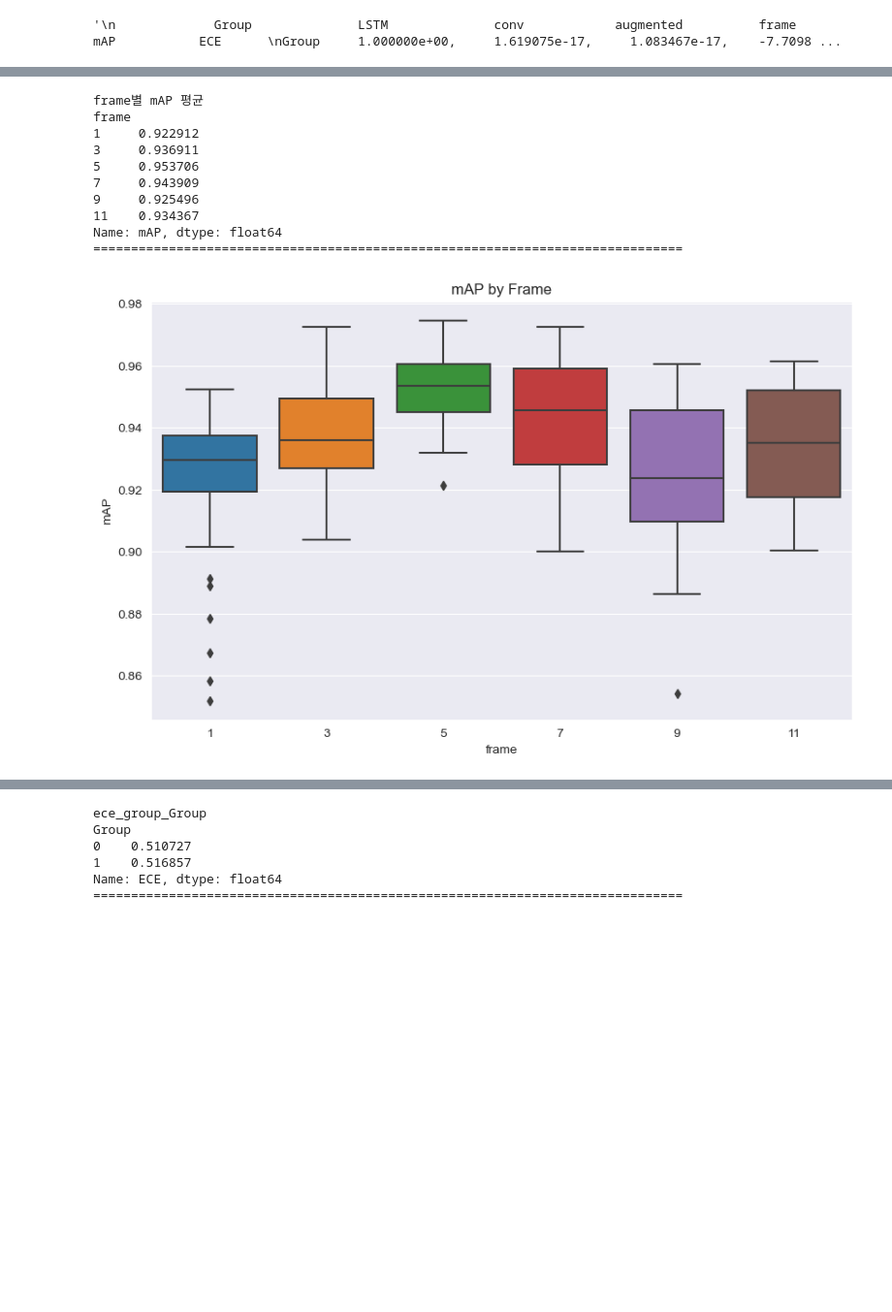
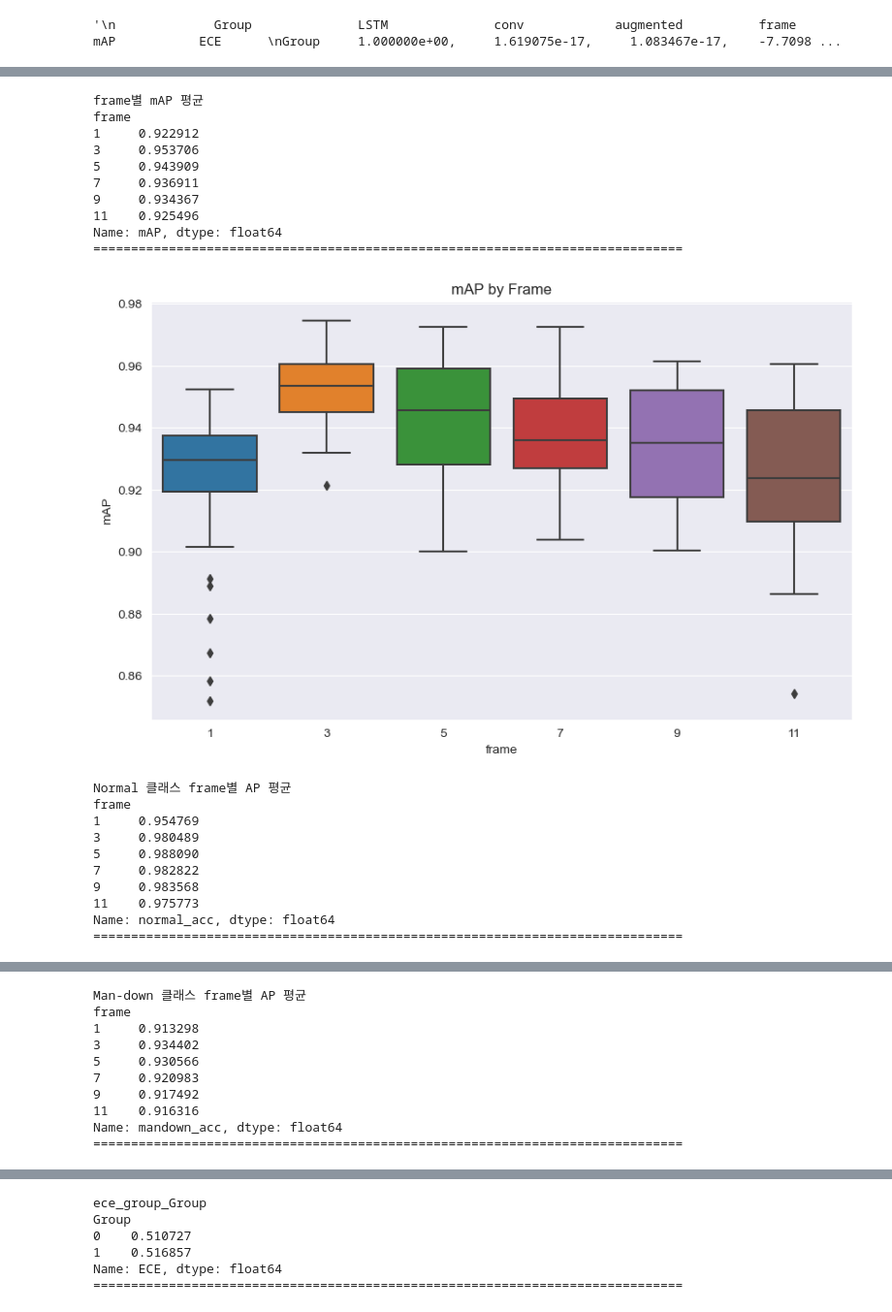
Before and after one commit to HMCHON/hfprND, a Jupyter notebook: Analysis.ipynb, the cells around one changed output, grey strips where cells are left out. Shown at 97% size. Cells and saved outputs as stored; diff of their text form; code cells hidden in the pictures; blank space fills up the shorter version.

```diff
--- a/Analysis.ipynb
+++ b/Analysis.ipynb
@@ -7,7 +7,7 @@ import matplotlib.pyplot as plt
 import seaborn as sns
 
 # 데이터 로드
-file_path = 'combined_results.csv'
+file_path = 'ece_result.csv'
 df = pd.read_csv(file_path)
 
 # 데이터 확인
@@ -228,22 +393,62 @@ Name: mAP, dtype: float64
 # %%
 # frame에 따른 mAP 평균 계산
 frame_Group = df.groupby('frame')['mAP'].mean()
 print("frame별 mAP 평균")
 print(frame_Group)
 print('==============================================================================')
 plt.figure(figsize=(10, 6))
 sns.boxplot(x='frame', y='mAP', data=df)
 plt.title('mAP by Frame')
 plt.show()
+
+# frame에 따른 normal category의 mAP 평균 계산
+frame_Group = df.groupby('frame')['normal_acc'].mean()
+print("Normal 클래스 frame별 AP 평균")
+print(frame_Group)
+print('==============================================================================')
+plt.figure(figsize=(10, 6))
+sns.boxplot(x='frame', y='mAP', data=df)
+plt.title('mAP about normal class by Frame')
+plt.show()
+
+# frame에 따른 mandown category의 mAP 평균 계산
+frame_Group = df.groupby('frame')['mandown_acc'].mean()
+print("Man-down 클래스 frame별 AP 평균")
+print(frame_Group)
+print('==============================================================================')
+plt.figure(figsize=(10, 6))
+sns.boxplot(x='frame', y='mAP', data=df)
+plt.title('AP about mandown class by Frame')
+plt.show()
+
+# frame에 따른 cross category의 mAP 평균 계산
+frame_Group = df.groupby('frame')['cross_acc'].mean()
+print("Cross 클래스 frame별 AP 평균")
+print(frame_Group)
+print('==============================================================================')
+plt.figure(figsize=(10, 6))
+sns.boxplot(x='frame', y='mAP', data=df)
+plt.title('mAP about cross class by Frame')
+plt.show()
 # %% [output]
 frame별 mAP 평균
 frame
 1     0.922912
-3     0.936911
-5     0.953706
-7     0.943909
-9     0.925496
-11    0.934367
+3     0.953706
+5     0.943909
+7     0.936911
+9     0.934367
+11    0.925496
 Name: mAP, dtype: float64
 ==============================================================================
-[figure, old version]
+[figure, new version]
+Normal 클래스 frame별 AP 평균
+frame
+1     0.954769
+3     0.980489
+5     0.988090
+7     0.982822
+9     0.983568
+11    0.975773
+Name: normal_acc, dtype: float64
+==============================================================================
@@ -249,0 +456,10 @@ Name: mAP, dtype: float64
+Man-down 클래스 frame별 AP 평균
+frame
+1     0.913298
+3     0.934402
+5     0.930566
+7     0.920983
+9     0.917492
+11    0.916316
+Name: mandown_acc, dtype: float64
+==============================================================================
```
Also changed, not shown: parts of 12 cells of this notebook, 12 other files.
